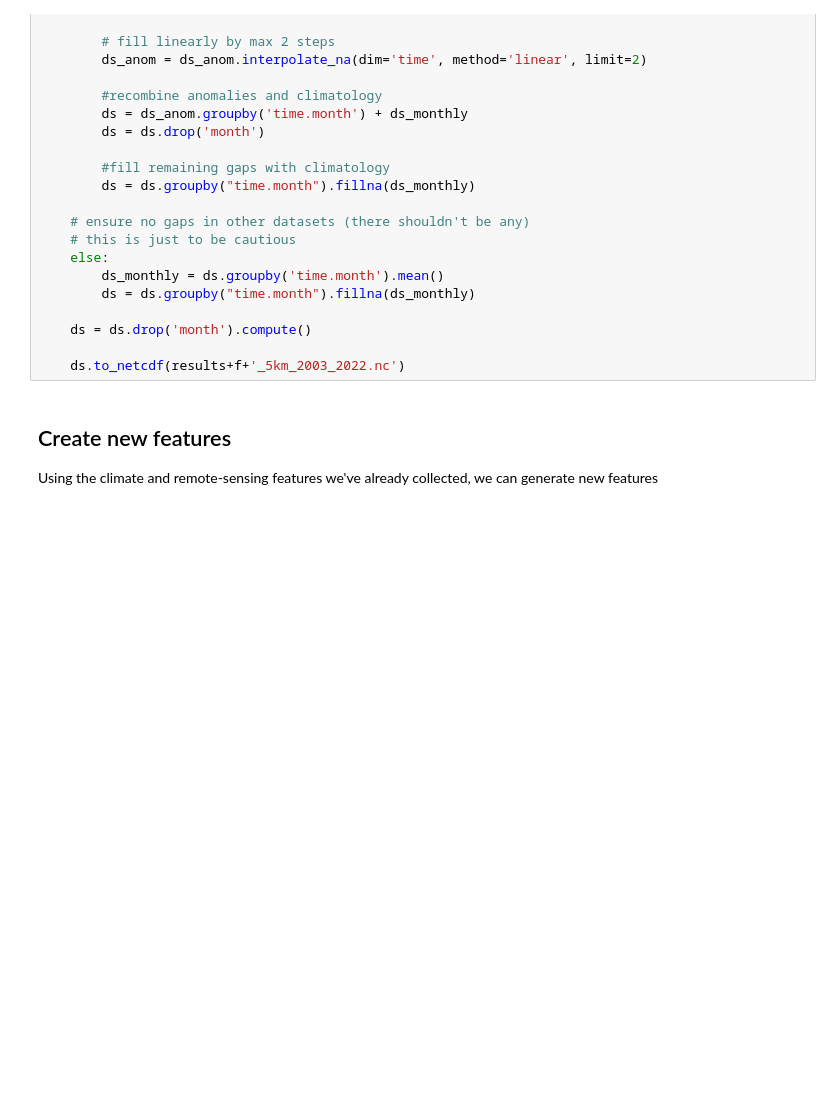
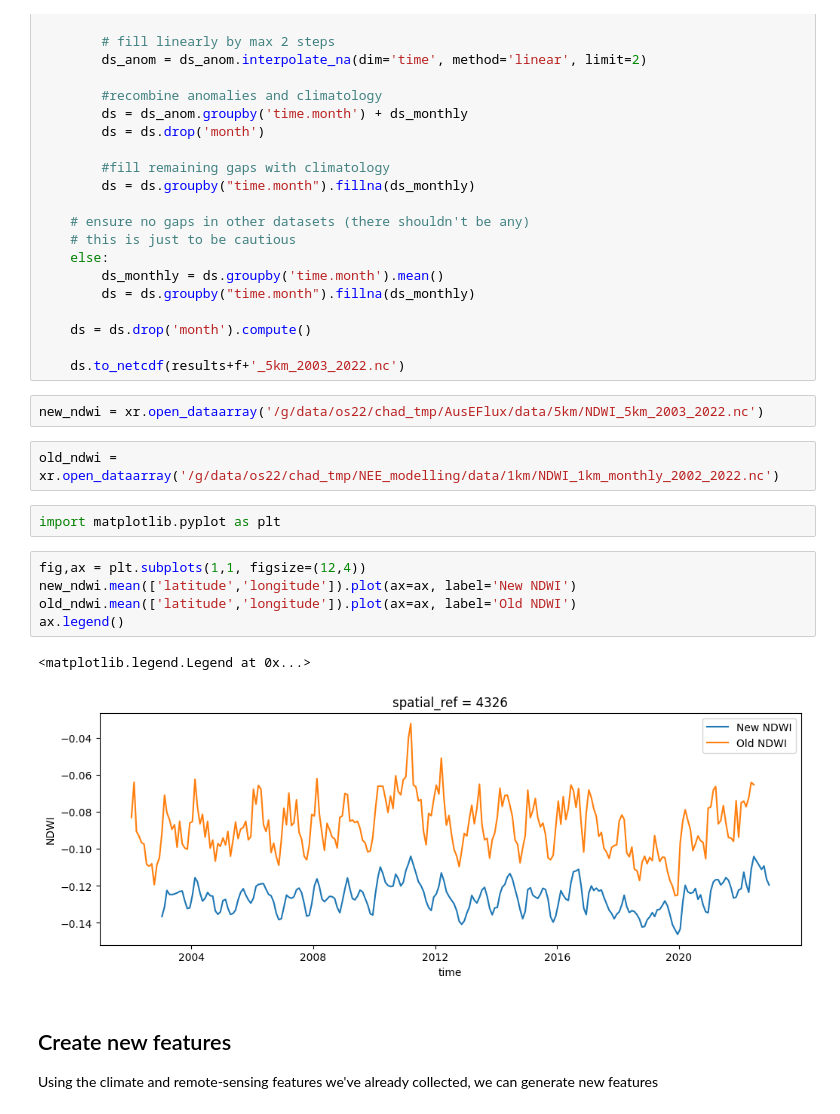
Before and after one commit to cbur24/AusEFlux, a Jupyter notebook: notebooks/historical/2_Create_gridded_feature_datasets.ipynb, the cells around one changed output. Cells and saved outputs as stored; diff of their text form; blank space fills up the shorter version.

```diff
--- a/notebooks/historical/2_Create_gridded_feature_datasets.ipynb
+++ b/notebooks/historical/2_Create_gridded_feature_datasets.ipynb
@@ -71,6 +95,20 @@ for f in folders:
     ds = ds.drop('month').compute()
 
     ds.to_netcdf(results+f+'_5km_2003_2022.nc')
+# %%
+new_ndwi = xr.open_dataarray('/g/data/os22/chad_tmp/AusEFlux/data/5km/NDWI_5km_2003_2022.nc')
+# %%
+old_ndwi = xr.open_dataarray('/g/data/os22/chad_tmp/NEE_modelling/data/1km/NDWI_1km_monthly_2002_2022.nc')
+# %%
+import matplotlib.pyplot as plt
+# %%
+fig,ax = plt.subplots(1,1, figsize=(12,4))
+new_ndwi.mean(['latitude','longitude']).plot(ax=ax, label='New NDWI')
+old_ndwi.mean(['latitude','longitude']).plot(ax=ax, label='Old NDWI')
+ax.legend()
+# %% [output]
+<matplotlib.legend.Legend at 0x...>
+[figure, added]
 # %% [markdown]
 ## Create new features
 
```
Also changed, not shown: parts of 1 cell of this notebook, 8 other files.
